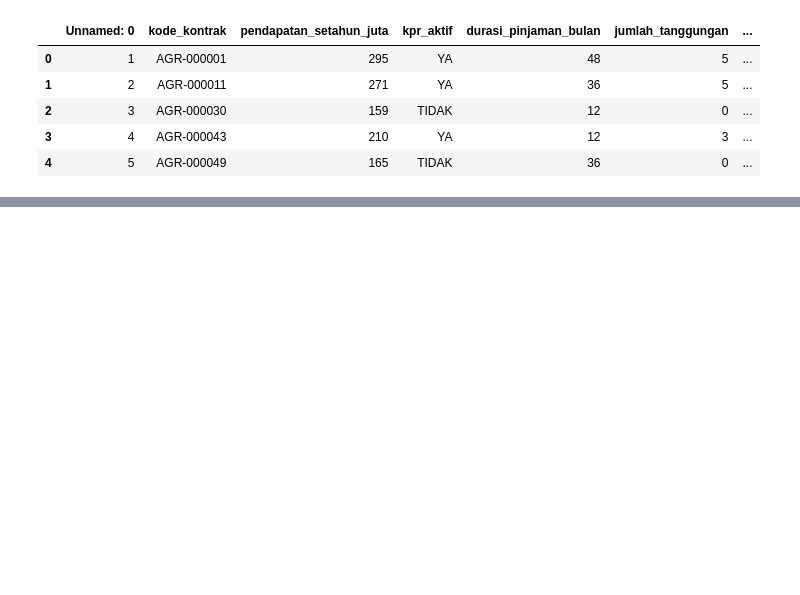
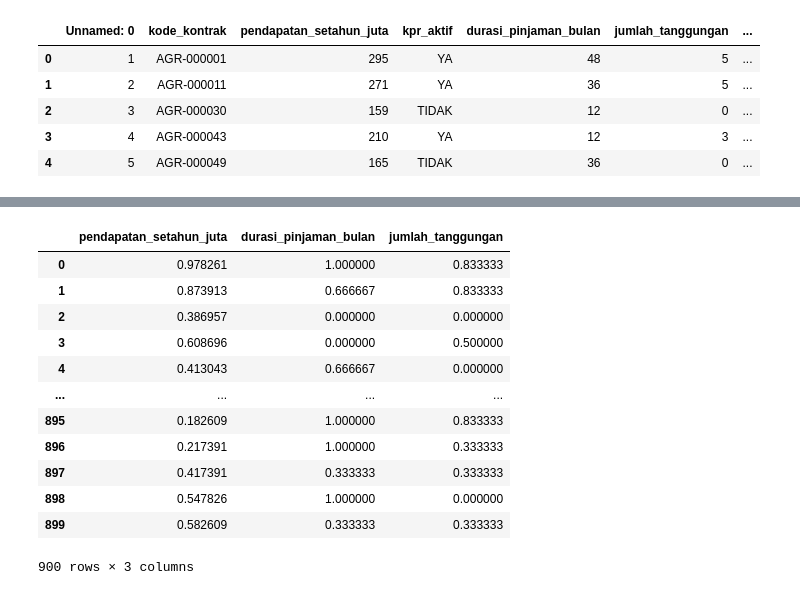
Before and after one commit to triasmidwi/Data-Mining, a Jupyter notebook: _sources/Preprocessing Data Using MinmaxScaler (Tugas 8).ipynb, the cells around one changed output, grey strips where cells are left out. Saved outputs shown, nothing was run; the diff lists cells and outputs as text; code cells hidden in the pictures; blank space fills up the shorter version.

```diff
--- a/_sources/Preprocessing Data Using MinmaxScaler (Tugas 8).ipynb
+++ b/_sources/Preprocessing Data Using MinmaxScaler (Tugas 8).ipynb
@@ -63,0 +92,17 @@ y = df['risk_rating']
+# %%
+df_hasil_minmax_scaler = pd.DataFrame(df_hasil_minmax_scaler,columns = ['pendapatan_setahun_juta','durasi_pinjaman_bulan','jumlah_tanggungan'])
+df_hasil_minmax_scaler
+# %% [output]
+|  | pendapatan_setahun_juta | durasi_pinjaman_bulan | jumlah_tanggungan |
+| 0 | 0.978261 | 1.000000 | 0.833333 |
+| 1 | 0.873913 | 0.666667 | 0.833333 |
+| 2 | 0.386957 | 0.000000 | 0.000000 |
+| 3 | 0.608696 | 0.000000 | 0.500000 |
+| 4 | 0.413043 | 0.666667 | 0.000000 |
+| ... | ... | ... | ... |
+| 895 | 0.182609 | 1.000000 | 0.833333 |
+| 896 | 0.217391 | 1.000000 | 0.333333 |
+| 897 | 0.417391 | 0.333333 | 0.333333 |
+| 898 | 0.547826 | 1.000000 | 0.000000 |
+| 899 | 0.582609 | 0.333333 | 0.333333 |
+900 rows × 3 columns
```
Also changed, not shown: parts of 30 cells of this notebook, 14 other files.
